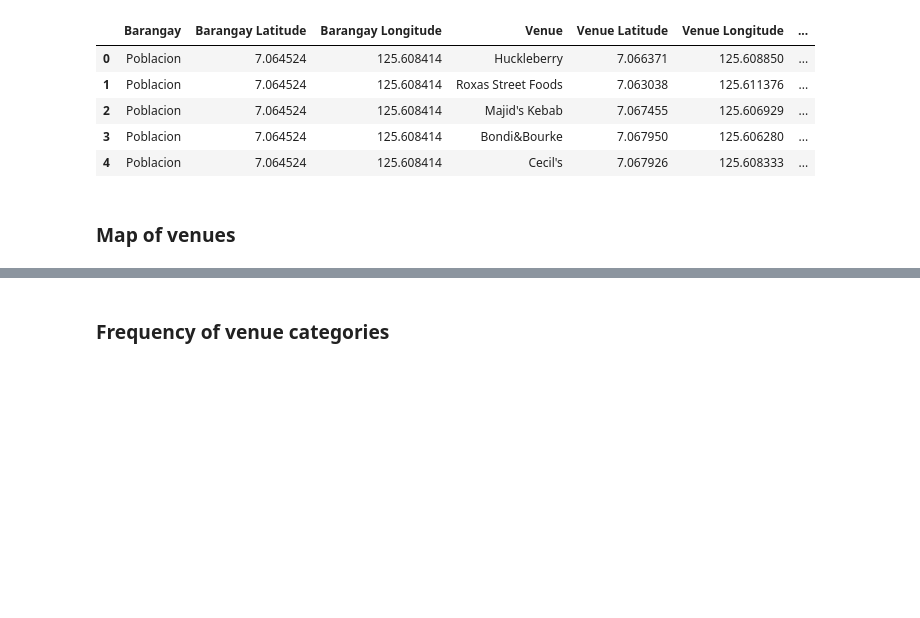
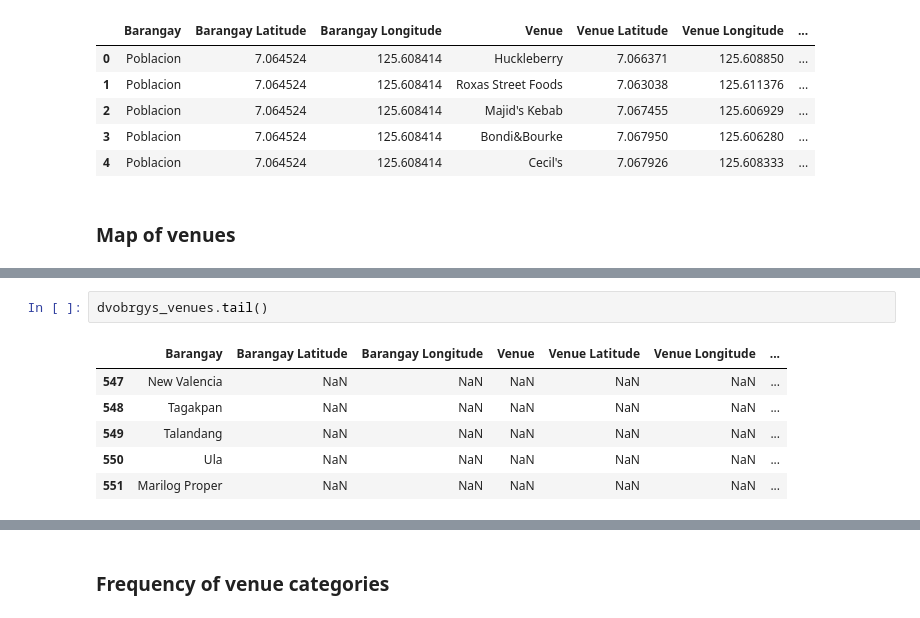
Before and after one commit to lizlimpoco/Coursera_Capstone, a Jupyter notebook: Data Science Capstone Project.ipynb, the cells around one changed output, grey strips where cells are left out. Saved outputs shown, nothing was run; the diff lists cells and outputs as text; blank space fills up the shorter version.

```diff
--- a/Data Science Capstone Project.ipynb
+++ b/Data Science Capstone Project.ipynb
@@ -391,0 +394,9 @@ There are 115 unique venue categories covered in the entire Davao City.
+# %%
+dvobrgys_venues.tail()
+# %% [output]
+|  | Barangay | Barangay Latitude | Barangay Longitude | Venue | Venue Latitude | Venue Longitude | ... |
+| 547 | New Valencia | NaN | NaN | NaN | NaN | NaN | ... |
+| 548 | Tagakpan | NaN | NaN | NaN | NaN | NaN | ... |
+| 549 | Talandang | NaN | NaN | NaN | NaN | NaN | ... |
+| 550 | Ula | NaN | NaN | NaN | NaN | NaN | ... |
+| 551 | Marilog Proper | NaN | NaN | NaN | NaN | NaN | ... |
```
Also changed, not shown: parts of 29 cells of this notebook.
